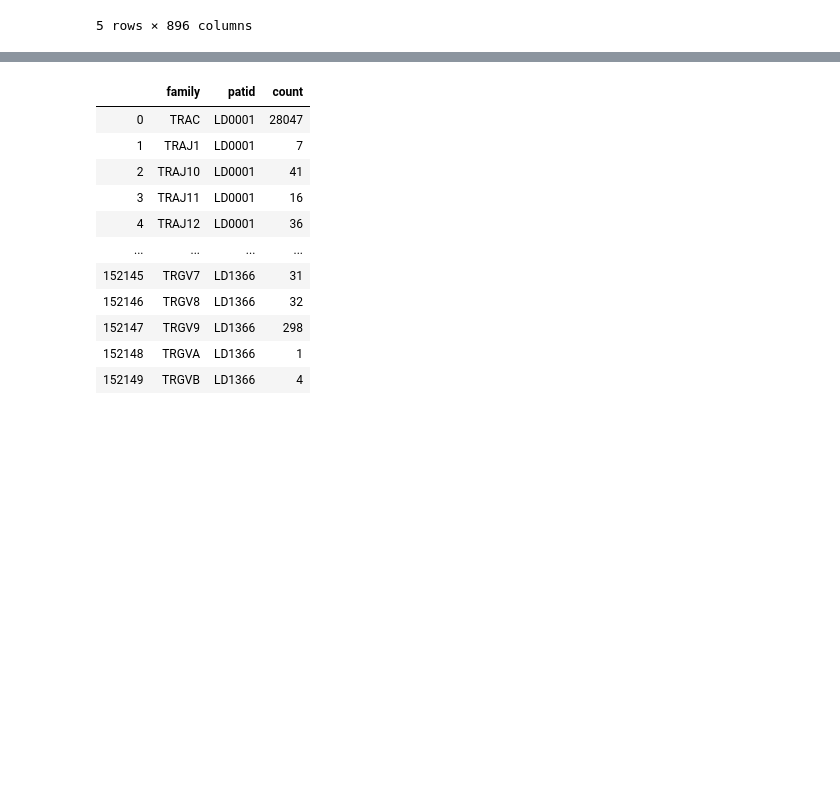
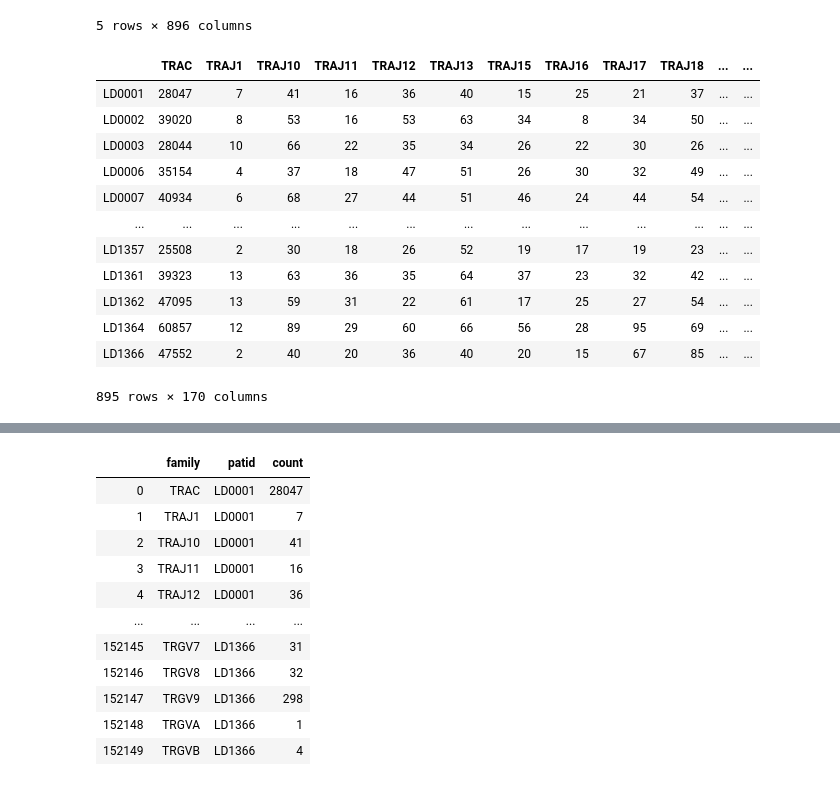
Before and after one commit to Mignot-Lab/TCR_usages, a Jupyter notebook: DGN_Sharon_Compute_Usage_Plotting.ipynb, the cells around one changed output, grey strips where cells are left out. Cells and saved outputs as stored; diff of their text form; code cells hidden in the pictures; blank space fills up the shorter version.

```diff
--- a/DGN_Sharon_Compute_Usage_Plotting.ipynb
+++ b/DGN_Sharon_Compute_Usage_Plotting.ipynb
@@ -20,3 +20,5 @@ sharon_counts_df.head()
 | 3 | TRAJ11 | 16 | 16 | 22 | 18 | 27 | 14 | 10 | 24 | 20 | ... | ... |
 | 4 | TRAJ12 | 36 | 53 | 35 | 47 | 44 | 36 | 21 | 27 | 100 | ... | ... |
 5 rows × 896 columns
+# %%
+sharon_counts_df = pd.read_csv("gene_counts.tsv", delimiter="\t")
@@ -22,0 +27,16 @@ sharon_counts_df.head()
+# %%
+sharon_counts_df
+# %% [output]
+|  | TRAC | TRAJ1 | TRAJ10 | TRAJ11 | TRAJ12 | TRAJ13 | TRAJ15 | TRAJ16 | TRAJ17 | TRAJ18 | ... | ... |
+| LD0001 | 28047 | 7 | 41 | 16 | 36 | 40 | 15 | 25 | 21 | 37 | ... | ... |
+| LD0002 | 39020 | 8 | 53 | 16 | 53 | 63 | 34 | 8 | 34 | 50 | ... | ... |
+| LD0003 | 28044 | 10 | 66 | 22 | 35 | 34 | 26 | 22 | 30 | 26 | ... | ... |
+| LD0006 | 35154 | 4 | 37 | 18 | 47 | 51 | 26 | 30 | 32 | 49 | ... | ... |
+| LD0007 | 40934 | 6 | 68 | 27 | 44 | 51 | 46 | 24 | 44 | 54 | ... | ... |
+| ... | ... | ... | ... | ... | ... | ... | ... | ... | ... | ... | ... | ... |
+| LD1357 | 25508 | 2 | 30 | 18 | 26 | 52 | 19 | 17 | 19 | 23 | ... | ... |
+| LD1361 | 39323 | 13 | 63 | 36 | 35 | 64 | 37 | 23 | 32 | 42 | ... | ... |
+| LD1362 | 47095 | 13 | 59 | 31 | 22 | 61 | 17 | 25 | 27 | 54 | ... | ... |
+| LD1364 | 60857 | 12 | 89 | 29 | 60 | 66 | 56 | 28 | 95 | 69 | ... | ... |
+| LD1366 | 47552 | 2 | 40 | 20 | 36 | 40 | 20 | 15 | 67 | 85 | ... | ... |
+895 rows × 170 columns
```
Also changed, not shown: parts of 5 cells of this notebook, 20 other files.
